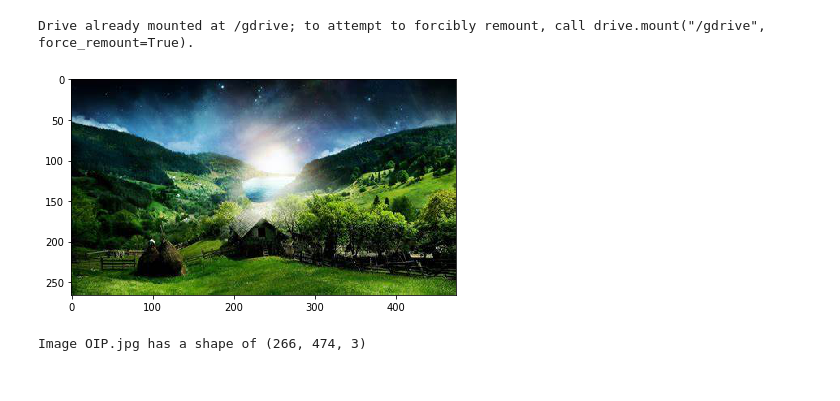
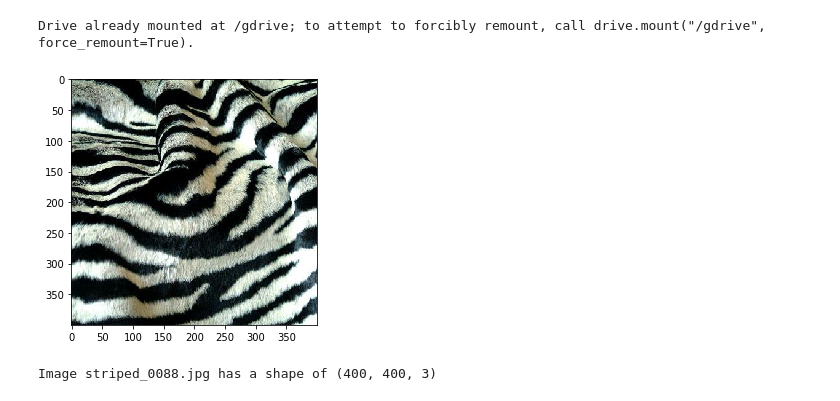
Before and after one commit to Babcock-R17/Image-Processing, a Jupyter notebook: Independent_Study.ipynb, the cells around one changed output. Drawn from its saved outputs; the diff is of its cells as text; code cells hidden in the pictures.

```diff
--- a/Independent_Study.ipynb
+++ b/Independent_Study.ipynb
@@ -116,6 +99,9 @@ import matplotlib.pyplot as plt
 import numpy as np
 from typing import overload
 import skimage as sk
+# playing with Queue
+from multiprocessing import SimpleQueue
+
 
 # Mount Google Colab to load in images.
 from google.colab import drive
@@ -132,8 +118,9 @@ class Photo():
   def __init__(self, fp, fname, image):
     self.__fp = fp
     self.__fname = fname
-    self.__image = image
+    self.__image = image.astype(np.uint8)
     self.__shape = np.asarray(image).shape
+    self.__title = fname
 
   @property
   def fp(self):
@@ -160,6 +147,9 @@ class Photo():
     except ValueError as e:
       print(e)
       return None
+  @property
+  def title(self):
+    return self.__title
   @fp.setter
   def fp(self, fp):
     self.__fp = fp
@@ -172,6 +162,9 @@ class Photo():
   @shape.setter
   def shape(self, shape):
     self.__shape = shape
+  @title.setter
+  def title(self, title):
+    self.__title = title
 
   # Class Methods
   def describe(self):
@@ -181,9 +174,9 @@ class Photo():
 
   def add_to_book(self, book):
       if book is not None:
-        book[self.__fname] = self.__image
+        book[self.__fname] = self
       else:
-        book[self.__fname] = self.__image
+        book[self.__fname] = self
 
   def is_in_book(self, book):
     return self.__image in book.value
@@ -199,6 +192,18 @@ class Photo():
   def show_array(image_array):
     io.imshow(image_array)
     io.show()
+  @staticmethod
+  def show_multiple(book):
+    keys = list(book.keys())
+    plt.subplot(2*(len(keys)//2), 2*(len(keys)//2), len(keys))
+    i = 0
+    for key in keys:
+      plt.subplot(2*(len(keys)//2), len(keys)-(len(keys)//2),1+i)
+      io.imshow(book[key].image)
+      i+=1
+    io.show()
+
+
 
 
 # Child class
@@ -221,9 +226,9 @@ class Image_Processing(Photo):
   def alpha_blend_watermark(self, watermark_array, target_shape, location, alpha):
     def mask(watermark_array, target_shape):
       """
-      Input (not yet implemented) shape is a tuple with desired size
-      Input watermark_array is an ndarray.
-      Creates a mask that seperates the color accross the mean pixel,
+      Input: target_shape is a nparray with desired size
+      Input: watermark_array is an ndarray.
+      Description: Creates a mask that seperates the color accross a bias of 1/2 pixel,
       and to equal a 1 or 0.
       Outputs: an numpy ndarray
       """
@@ -251,23 +256,23 @@ Drive already mounted at /gdrive; to attempt to forcibly remount, call drive.mou
 # %%
 # Creating a photo and adding to the photobook
 # defining my  photobook as book1
 book1 = dict()
 
 # Set file paths
 ## Image file Path
-img_path = os.path.join(workspace_path, "Images/")
+img_path = os.path.join(workspace_path, "Full_Images/Custom")
 image_names = listdir(img_path)
 
 # defining my photo name as test_fname
 test_fname = image_names[0]  # select first image in folder
 test_img = Image_Processing(fp=img_path, fname=test_fname)
 
 test_img.add_to_book(book1)
 test_img.show()
 test_img.describe()
 # %% [output]
-[figure, old version]
+[figure, new version]
-Image OIP.jpg has a shape of (266, 474, 3)
+Image striped_0088.jpg has a shape of (400, 400, 3)
 # %%
 # Set file paths
 ## Image file Path
```
Also changed, not shown: parts of 4 cells of this notebook.
